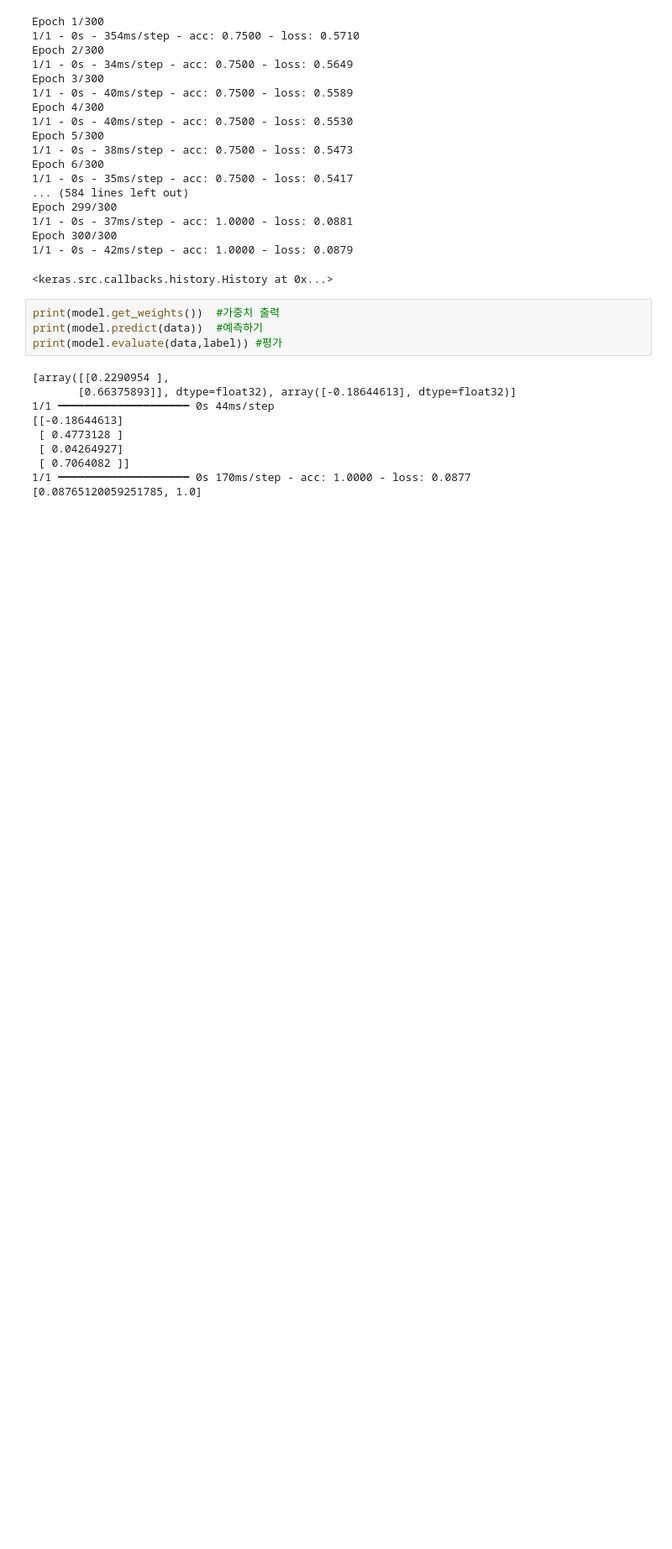
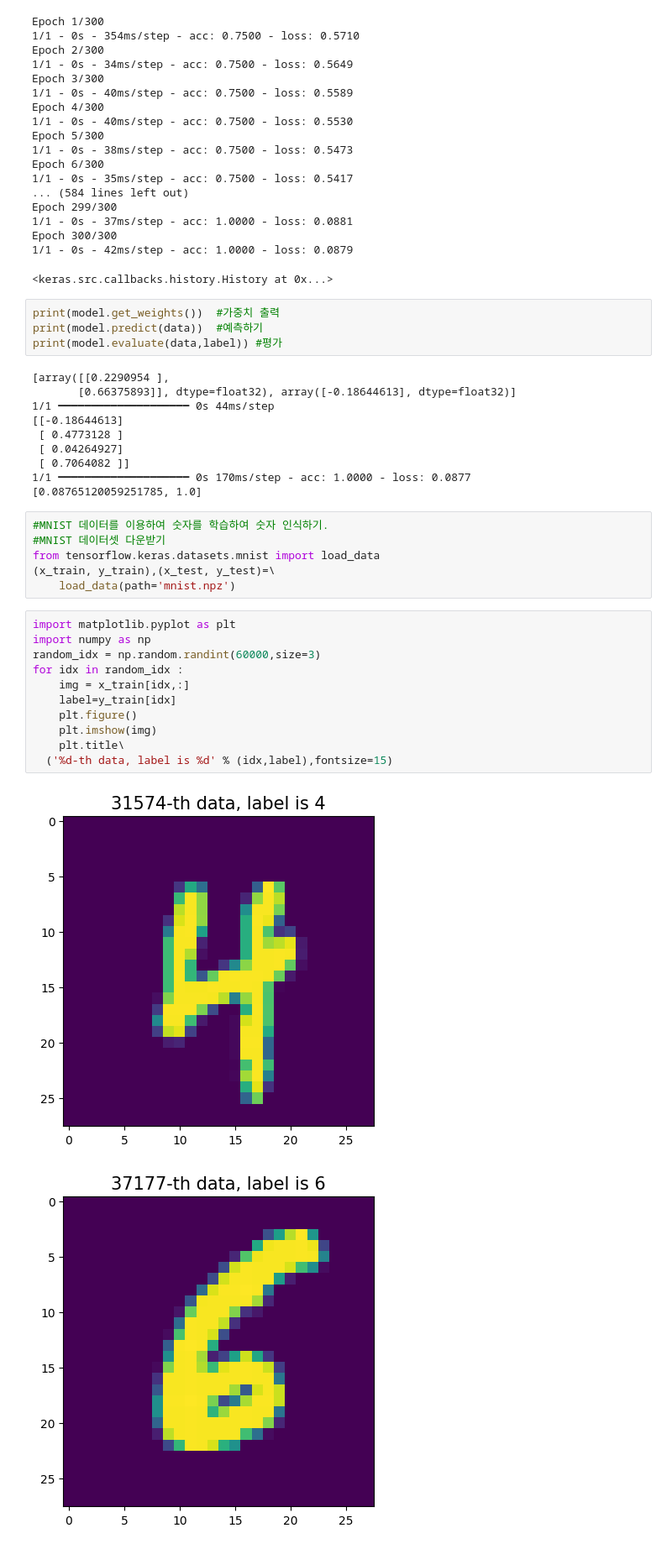
Before and after one commit to kmsclass/ems, a Jupyter notebook: 20240712.ipynb, the cells around one changed output. Shown at 84% size. Cells and saved outputs as stored; diff of their text form; blank space fills up the shorter version.

```diff
--- a/20240712.ipynb
+++ b/20240712.ipynb
@@ -813,3 +813,23 @@ print(model.evaluate(data,label)) #평가
  [ 0.7064082 ]]
 1/1 ━━━━━━━━━━━━━━━━━━━━ 0s 170ms/step - acc: 1.0000 - loss: 0.0877
 [0.08765120059251785, 1.0]
+# %%
+#MNIST 데이터를 이용하여 숫자를 학습하여 숫자 인식하기.
+#MNIST 데이터셋 다운받기
+from tensorflow.keras.datasets.mnist import load_data
+(x_train, y_train),(x_test, y_test)=\
+    load_data(path='mnist.npz')
+# %%
+import matplotlib.pyplot as plt
+import numpy as np
+random_idx = np.random.randint(60000,size=3)
+for idx in random_idx :
+    img = x_train[idx,:]
+    label=y_train[idx]
+    plt.figure()
+    plt.imshow(img)
+    plt.title\
+  ('%d-th data, label is %d' % (idx,label),fontsize=15)
+# %% [output]
+[figure, added]
+[figure, added]
```
Also changed, not shown: parts of 9 cells of this notebook.
